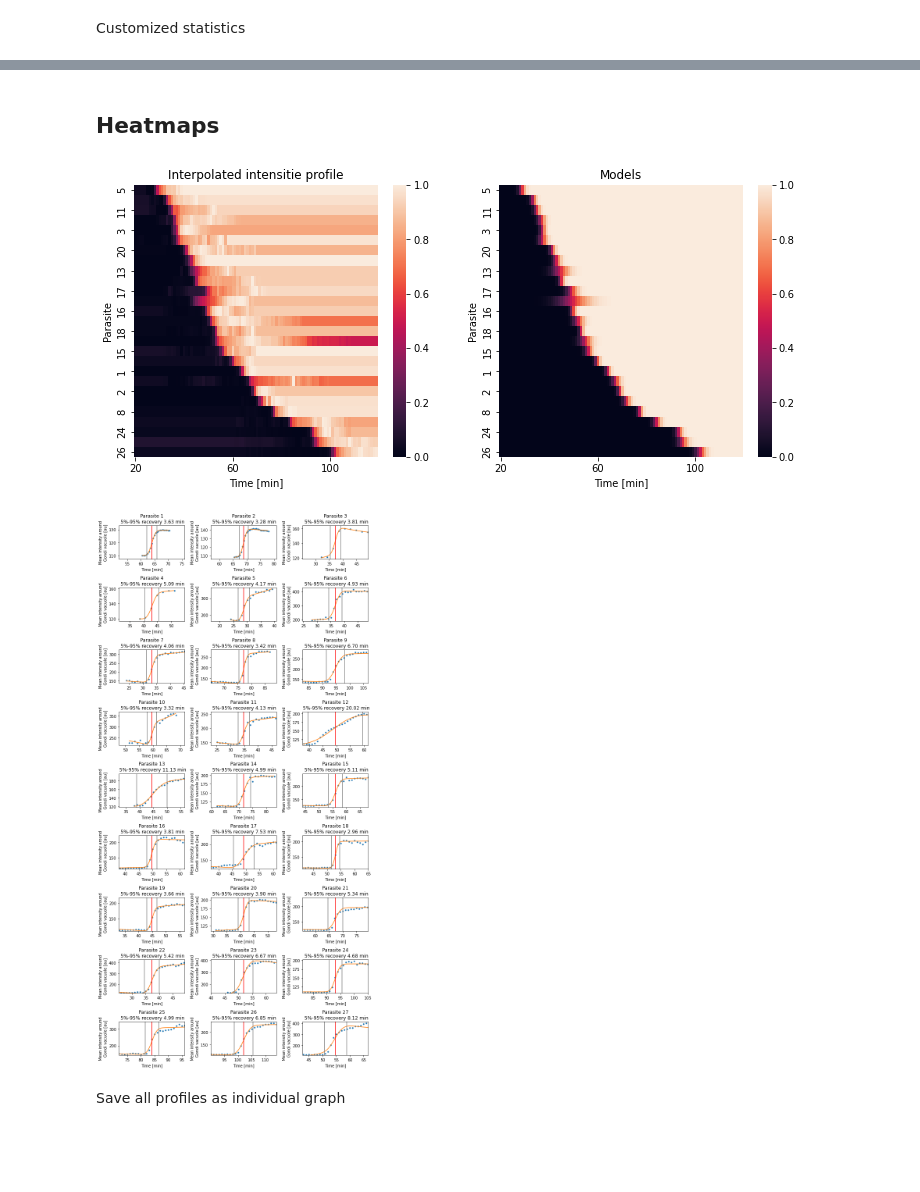
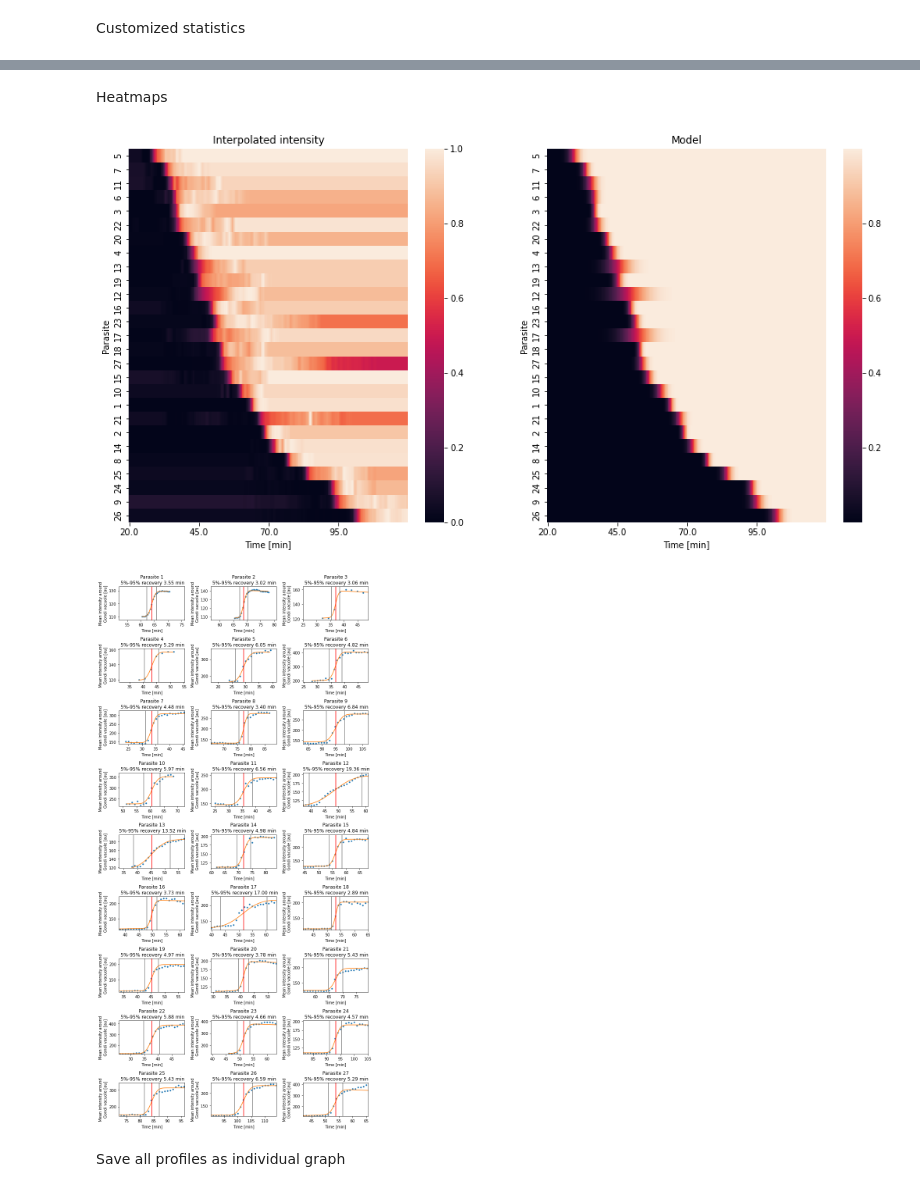
Before and after one commit to jboulanger/imagej-macro, a Jupyter notebook: Pararsite_Coat/Analyze Results.ipynb, the cells around one changed output, grey strips where cells are left out. Drawn from its saved outputs; the diff is of its cells as text; code cells hidden in the pictures; blank space fills up the shorter version.

```diff
--- a/Pararsite_Coat/Analyze Results.ipynb
+++ b/Pararsite_Coat/Analyze Results.ipynb
@@ -109,4 +127,8 @@ profiles.head()
 | 2 | 3 | 61.498567 | 110.066081 | 0.040723 | 1 |
 | 3 | 4 | 61.998089 | 110.600591 | 0.051829 | 1 |
 | 4 | 5 | 62.497612 | 111.520249 | 0.100390 | 1 |
+# %%
+t = np.arange(20,120,0.25)
+interpolated_int = profiles.groupby('Parasite').apply(partial(resample_intensities,x=t, metric='Mean intensity')).droplevel('Parasite')
+interpolated_vol = profiles.groupby('Parasite').apply(partial(resample_intensities,x=t, metric='Fraction')).droplevel('Parasite')
 # %% [markdown]
@@ -114,4 +136,5 @@ profiles.head()
 Re-estimate the parameters from the mean intensity profiles.
 # %%
-figure_folder = folder / 'figure_020224_erf'
+figure_folder = folder / f'figure_{tag}_erf'
 figure_folder.mkdir(parents=True, exist_ok=True)
+print(figure_folder)
@@ -183,68 +222,55 @@ parameters.agg(["count","mean", "std", "min",q25, q50, q75, "max",  f1, f2])
 # %% [markdown]
-## Heatmaps
+ Heatmaps
 # %%
-def resample_intensities(p:pd.DataFrame, x:np.ndarray):
-    y = np.interp(x, p['Time [min]'], p['Mean intensity'])
-    y0, y1 = p['Mean intensity'].min(), p['Mean intensity'].max()
-    t0, t1 = p['Time [min]'].min(), p['Time [min]'].max()
-    z = (y - y0) / (y1 - y0)
-    #y[x < t0] = np.NaN
-    #y[x > t1] = np.NaN
-    #z[x < t0] = np.NaN
-    #z[x > t1] = np.NaN
-    return pd.DataFrame({'Parasite':[p['Parasite'].iloc[0] for k in x],
-                         'Time [min]':x,
-                         'Intensity [au]': y,
-                         'Normalized intensity [au]':z})
 
-def generate_models(p:pd.DataFrame, x:np.ndarray):
+def generate_erf_models(p:pd.DataFrame, x:np.ndarray):
     """Generate models profiles from parameters and time values"""
-    yhat = model_fun(x, p[1],p[2],p[3],p[4],p[5])
+    yhat = model_erf(x, p[1],p[2],p[3],p[4],p[5])
     return pd.DataFrame({
         'Parasite': [p['Parasite'] for x in range(len(x))],
         'Time [min]' : x,
         'Model [au]': yhat,
-        'Normalized model [au]': model_fun(x, 0.5, 0.5, p[3], p[4], 0),
+        'Normalized model [au]': model_erf(x, 0.5, 0.5, p[3], p[4], 1e6),
     })
 
-t = np.arange(20, 120, 1)
-interpolated = profiles.groupby('Parasite').apply(partial(resample_intensities,x=t)).droplevel('Parasite')
-models = pd.concat([generate_models(p,t) for p in parameters.iloc])
 
-fig, ax = plt.subplots(1,2,figsize=(12,5))
-order = np.argsort(parameters['Time mid point [min]']).to_numpy() + 1
+models_erf = pd.concat([generate_erf_models(p,t) for p in parameters_erf.iloc])
+
+order = np.argsort(parameters_erf['Time mid point [min]']).to_numpy() + 1
+
+fig, ax = plt.subplots(1,2,figsize=(16,8))
 
 sns.heatmap(
-    interpolated.pivot_table('Normalized intensity [au]', 'Time [min]', 'Parasite').transpose().reindex(order),
-    xticklabels = 40,
+    interpolated_int.pivot_table('Normalized Mean intensity', 'Time [min]', 'Parasite').transpose().reindex(order),
+    xticklabels = 100,
     linewidths = 0.0,
     rasterized = True,
     vmin=0,
     vmax=1,
     ax=ax[0])
 plt.xlim([20,125])
-ax[0].set_title('Interpolated intensitie profile')
+ax[0].set_title('Interpolated intensity')
 
 sns.heatmap(
-    models.pivot_table('Normalized model [au]', 'Time [min]', 'Parasite').transpose().reindex(order),
-    xticklabels = 40,
+    models_erf.pivot_table('Normalized model [au]', 'Time [min]', 'Parasite').transpose().reindex(order),
+    xticklabels = 100,
     linewidths = 0.0,
     rasterized = True,
     #vmin=0,
     #vmax=1,
     ax=ax[1])
-ax[1].set_title('Models')
-
+ax[1].set_title('Model')
 plt.savefig(figure_folder/'heatmap.pdf')
+plt.show()
 # %% [output]
-[figure, old version]
+[figure, new version]
 # %%
-def plot_profile(profile, parameter, ax):
+def plot_erf(profile, parameter, ax):
     ax.plot(profile['Time [min]'], profile['Mean intensity'], '.')
     x = np.arange(profile['Time [min]'].min(), profile['Time [min]'].max(), 0.25)
     y0, y1 = 0.975*profile['Mean intensity'].min(), 1.025*profile['Mean intensity'].max()
     p = parameter.iloc[0]
-    yhat = model_fun(x, *p[1:6])
+    yhat = model_erf(x, *p[1:6])
     ax.plot(x,yhat)
     t2 = p[3]
     dt = p[6]/2
@@ -259,12 +285,12 @@ def plot_profile(profile, parameter, ax):
     ax.set_ylabel('Mean intensity around\nGondi vacuole [au]')
 
 fig,ax = plt.subplots(9,3,figsize=(10,20))
-for p in parameters['Parasite']:
-    plot_profile(profiles[profiles['Parasite']==p], parameters[parameters['Parasite']==p],ax=ax.ravel()[p-1])
+for p in parameters_erf['Parasite']:
+    plot_erf(profiles[profiles['Parasite']==p], parameters_erf[parameters_erf['Parasite']==p],ax=ax.ravel()[p-1])
 fig.tight_layout()
-plt.savefig(figure_folder/f'profile-all-parasites.pdf',  bbox_inches='tight')
+plt.savefig(figure_folder/f'intensity for all parasites.pdf',  bbox_inches='tight')
 # %% [output]
-[figure, old version]
+[figure, new version]
 # %% [markdown]
 Save all profiles as individual graph
 # %%
```
Also changed, not shown: parts of 43 cells of this notebook, 4 other files.
